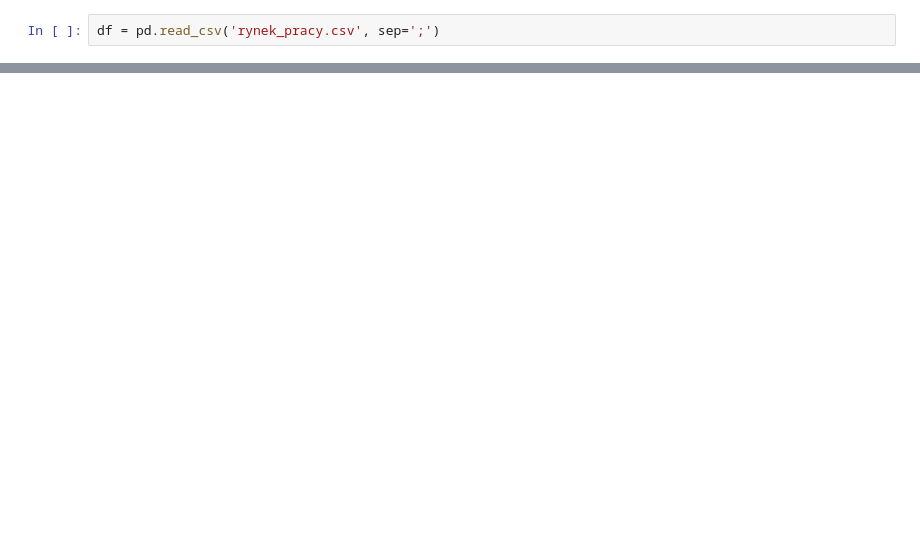
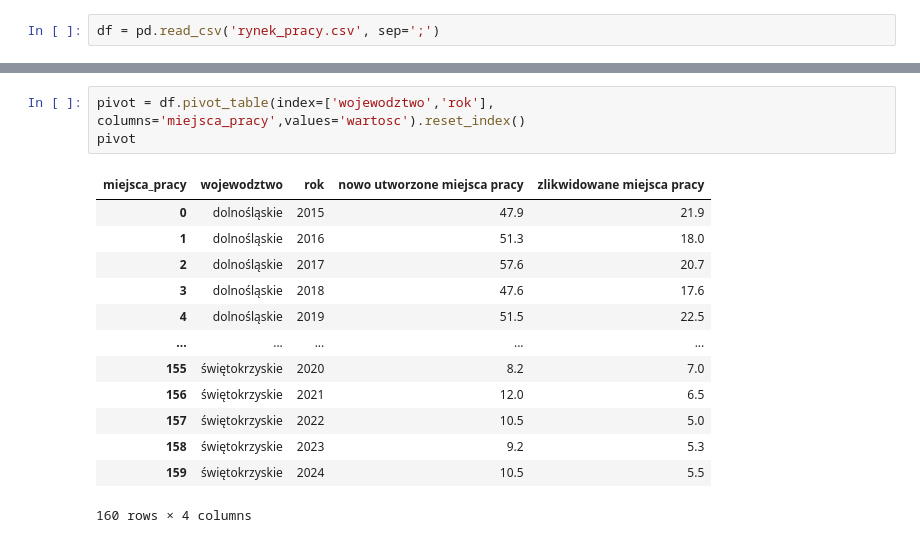
Before and after one commit to MikolajZagojski/analiza_rynku_pracy, a Jupyter notebook: analiza.ipynb, the cells around one changed output, grey strips where cells are left out. Cells and saved outputs as stored; diff of their text form; blank space fills up the shorter version.

```diff
--- a/analiza.ipynb
+++ b/analiza.ipynb
@@ -67,0 +79,17 @@ df = df.drop(['kod','jednostka_miary','atrybut','unnamed:_7'],axis=1)
+# %%
+pivot = df.pivot_table(index=['wojewodztwo','rok'], columns='miejsca_pracy',values='wartosc').reset_index()
+pivot
+# %% [output]
+| miejsca_pracy | wojewodztwo | rok | nowo utworzone miejsca pracy | zlikwidowane miejsca pracy |
+| 0 | dolnośląskie | 2015 | 47.9 | 21.9 |
+| 1 | dolnośląskie | 2016 | 51.3 | 18.0 |
+| 2 | dolnośląskie | 2017 | 57.6 | 20.7 |
+| 3 | dolnośląskie | 2018 | 47.6 | 17.6 |
+| 4 | dolnośląskie | 2019 | 51.5 | 22.5 |
+| ... | ... | ... | ... | ... |
+| 155 | świętokrzyskie | 2020 | 8.2 | 7.0 |
+| 156 | świętokrzyskie | 2021 | 12.0 | 6.5 |
+| 157 | świętokrzyskie | 2022 | 10.5 | 5.0 |
+| 158 | świętokrzyskie | 2023 | 9.2 | 5.3 |
+| 159 | świętokrzyskie | 2024 | 10.5 | 5.5 |
+160 rows × 4 columns
```
Also changed, not shown: parts of 19 cells of this notebook.
